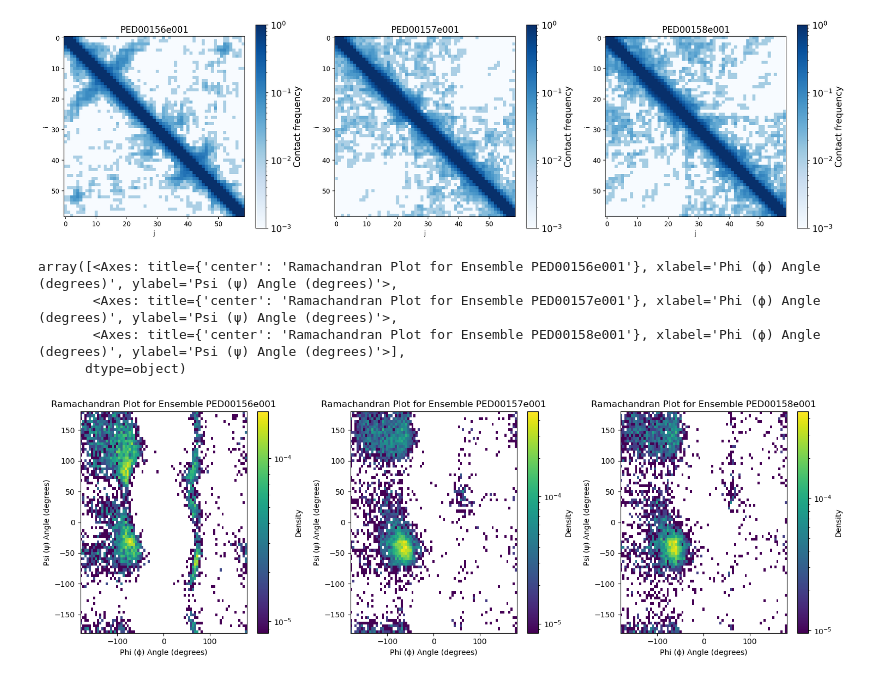
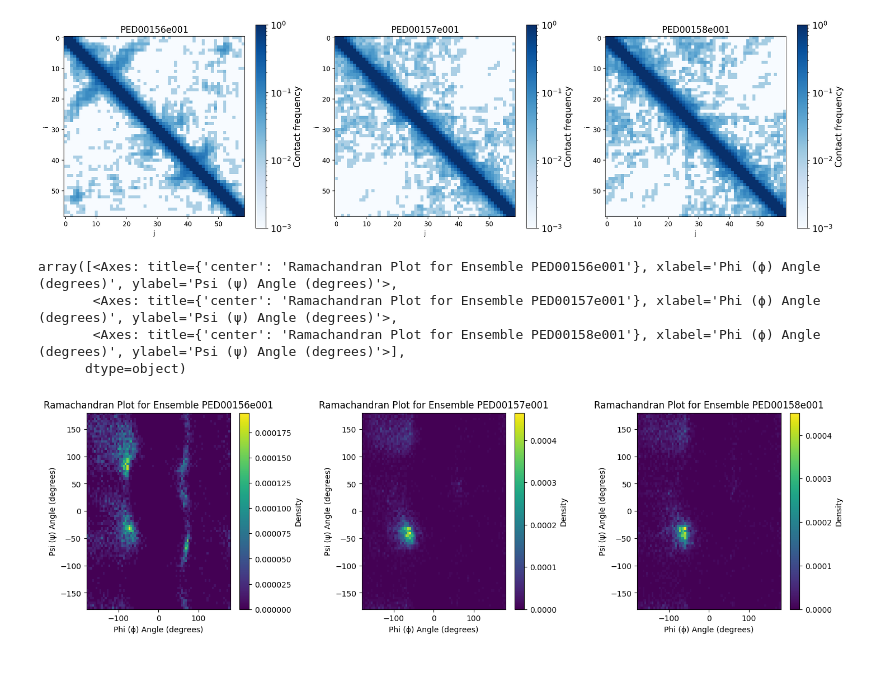
Before and after one commit to BioComputingUP/EnsembleTools, a Jupyter notebook: notebooks/test.ipynb, the cells around one changed output. Cells and saved outputs as stored; diff of their text form; code cells hidden in the pictures.

```diff
--- a/notebooks/test.ipynb
+++ b/notebooks/test.ipynb
@@ -1,9 +1,14 @@
 # %%
+%load_ext autoreload
+%autoreload 2
+import dpet
 import matplotlib.pyplot as plt
 from dpet.ensemble import Ensemble
 from dpet.ensemble_analysis import EnsembleAnalysis
 from dpet.visualization import *
 from dpet.utils import set_verbosity
+
+
 
 
 set_verbosity("INFO")  # Change verbosity level to show more information when performing the analysis.
@@ -13,14 +18,15 @@ ens_codes = [
     Ensemble('PED00156e001', database='ped'),
     # IDPConformerGenerator ensemble with secondary structure biased by chemical shift data.
     Ensemble('PED00157e001', database='ped'),
+
     # Ensemble generated with the ENSEMBLE method with experimental biases.
     Ensemble('PED00158e001', database='ped'),
     # IdpGAN ensemble, unbiased.
 
 ]
 
-data_dir = '/home/hamid/PED_Data_analysis/nikola'  # Add the path to a directory you wish in order to save the analysis
-analysis = EnsembleAnalysis(ens_codes, data_dir)
+# data_dir = '/home/hamid/PED_Data_analysis/nikola'  # Add the path to a directory you wish in order to save the analysis
+analysis = EnsembleAnalysis(ens_codes)
 analysis.load_trajectories()
 vis = Visualization(analysis);
 # %% [output]
@@ -111,10 +117,11 @@ array([<Axes: title={'center': 'PED00156e001'}, xlabel='j', ylabel='i'>,
       dtype=object)
 [figure]
 # %%
-vis.ramachandran_plots()
+%reload_ext autoreload
+vis.ramachandran_plots(two_d_hist=True ,dpi=100, save=True, color='viridis', linespaces=(-180, 180, 80), log_scale=False)
 # %% [output]
 array([<Axes: title={'center': 'Ramachandran Plot for Ensemble PED00156e001'}, xlabel='Phi (ϕ) Angle (degrees)', ylabel='Psi (ψ) Angle (degrees)'>,
        <Axes: title={'center': 'Ramachandran Plot for Ensemble PED00157e001'}, xlabel='Phi (ϕ) Angle (degrees)', ylabel='Psi (ψ) Angle (degrees)'>,
        <Axes: title={'center': 'Ramachandran Plot for Ensemble PED00158e001'}, xlabel='Phi (ϕ) Angle (degrees)', ylabel='Psi (ψ) Angle (degrees)'>],
       dtype=object)
-[figure, old version]
+[figure, new version]
```
Also changed, not shown: parts of 5 cells of this notebook, 3 other files.
